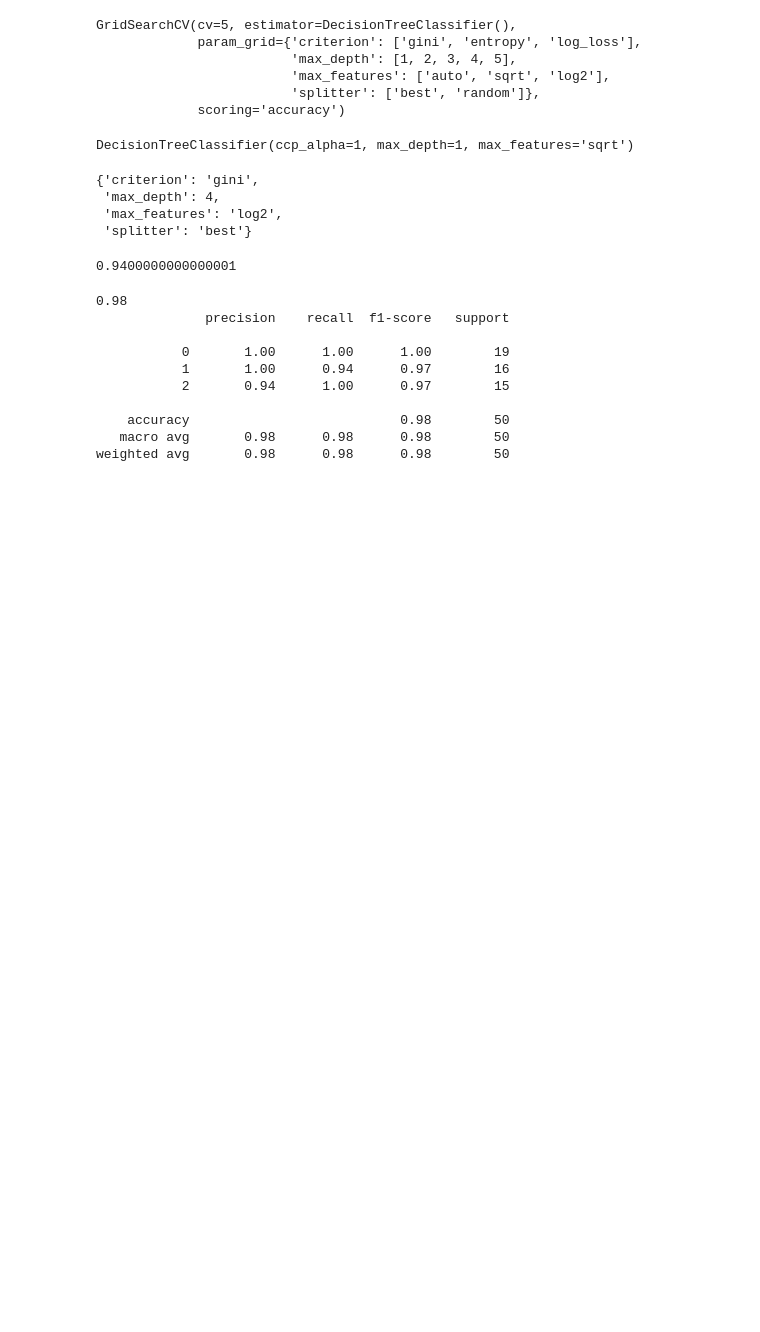
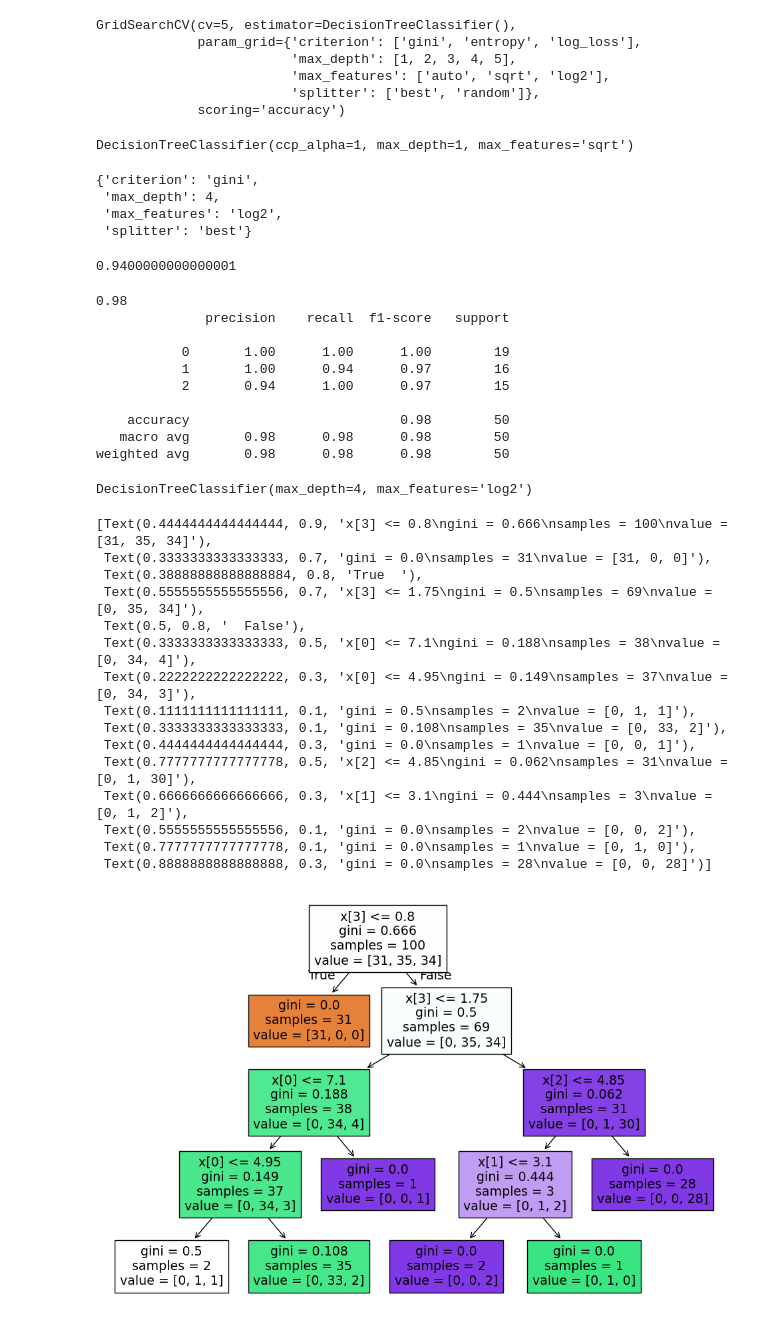
Before and after one commit to soni-vaishnavi/Machine-Learning, a Jupyter notebook: Supervised ML/Decision Tree/D.T.Implementation.ipynb, the cells around one changed output. Saved outputs shown, nothing was run; the diff lists cells and outputs as text; code cells hidden in the pictures; blank space fills up the shorter version.

```diff
--- a/Supervised ML/Decision Tree/D.T.Implementation.ipynb
+++ b/Supervised ML/Decision Tree/D.T.Implementation.ipynb
@@ -245,3 +244,33 @@ print(classification_report(y_pred, y_test))
     accuracy                           0.98        50
    macro avg       0.98      0.98      0.98        50
 weighted avg       0.98      0.98      0.98        50
+# %%
+#visualization
+model = DecisionTreeClassifier(criterion= 'gini',
+ max_depth= 4,
+ max_features= 'log2',
+ splitter= 'best')
+# %%
+model.fit(x_train, y_train)
+# %% [output]
+DecisionTreeClassifier(max_depth=4, max_features='log2')
+# %%
+plt.figure(figsize=(12,8))
+tree.plot_tree(model,filled=True)
+# %% [output]
+[Text(0.4444444444444444, 0.9, 'x[3] <= 0.8\ngini = 0.666\nsamples = 100\nvalue = [31, 35, 34]'),
+ Text(0.3333333333333333, 0.7, 'gini = 0.0\nsamples = 31\nvalue = [31, 0, 0]'),
+ Text(0.38888888888888884, 0.8, 'True  '),
+ Text(0.5555555555555556, 0.7, 'x[3] <= 1.75\ngini = 0.5\nsamples = 69\nvalue = [0, 35, 34]'),
+ Text(0.5, 0.8, '  False'),
+ Text(0.3333333333333333, 0.5, 'x[0] <= 7.1\ngini = 0.188\nsamples = 38\nvalue = [0, 34, 4]'),
+ Text(0.2222222222222222, 0.3, 'x[0] <= 4.95\ngini = 0.149\nsamples = 37\nvalue = [0, 34, 3]'),
+ Text(0.1111111111111111, 0.1, 'gini = 0.5\nsamples = 2\nvalue = [0, 1, 1]'),
+ Text(0.3333333333333333, 0.1, 'gini = 0.108\nsamples = 35\nvalue = [0, 33, 2]'),
+ Text(0.4444444444444444, 0.3, 'gini = 0.0\nsamples = 1\nvalue = [0, 0, 1]'),
+ Text(0.7777777777777778, 0.5, 'x[2] <= 4.85\ngini = 0.062\nsamples = 31\nvalue = [0, 1, 30]'),
+ Text(0.6666666666666666, 0.3, 'x[1] <= 3.1\ngini = 0.444\nsamples = 3\nvalue = [0, 1, 2]'),
+ Text(0.5555555555555556, 0.1, 'gini = 0.0\nsamples = 2\nvalue = [0, 0, 2]'),
+ Text(0.7777777777777778, 0.1, 'gini = 0.0\nsamples = 1\nvalue = [0, 1, 0]'),
+ Text(0.8888888888888888, 0.3, 'gini = 0.0\nsamples = 28\nvalue = [0, 0, 28]')]
+[figure, added]
```
Also changed, not shown: parts of 6 cells of this notebook, 1 other file.
